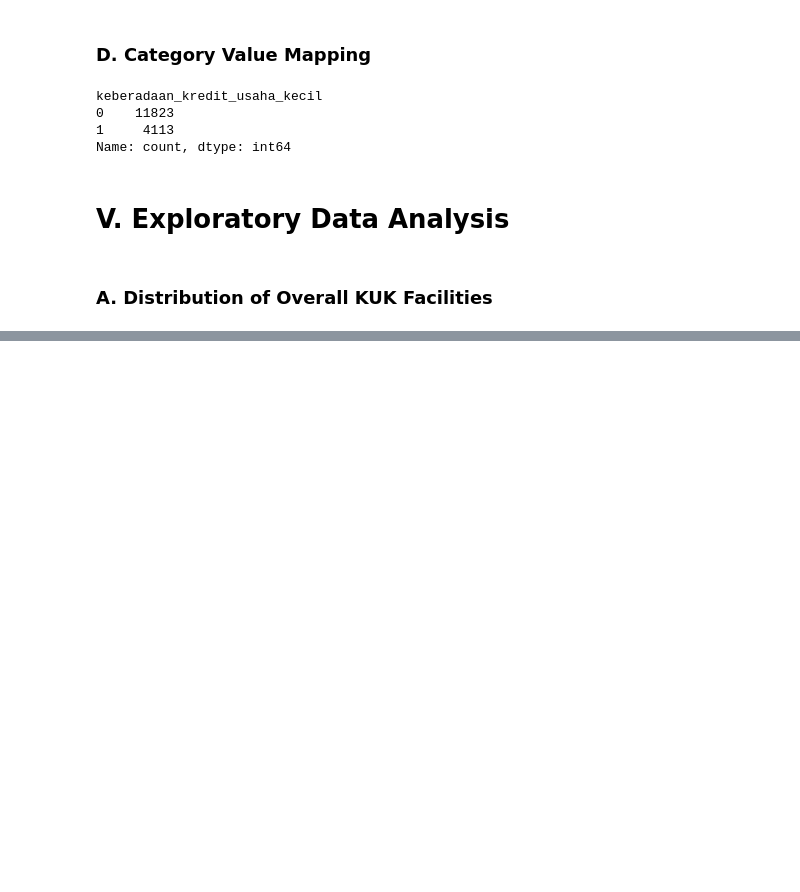
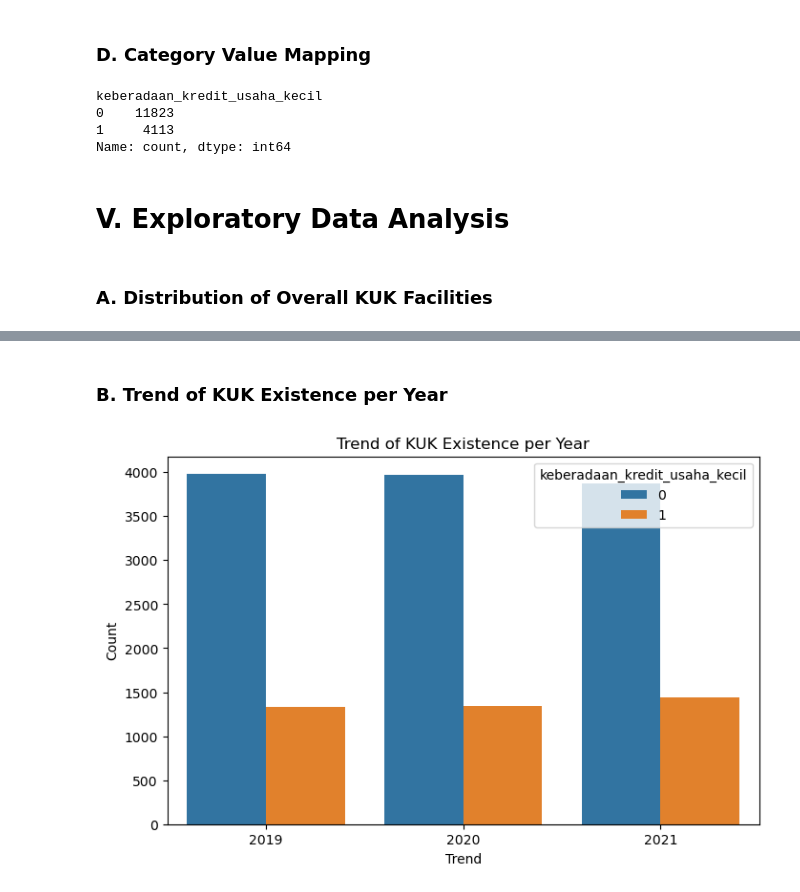
Before and after one commit to Maulana-Yusuf-T/Small-Business-Credit, a Jupyter notebook: KUK_MYT.ipynb, the cells around one changed output, grey strips where cells are left out. Saved outputs shown, nothing was run; the diff lists cells and outputs as text; code cells hidden in the pictures; blank space fills up the shorter version.

```diff
--- a/KUK_MYT.ipynb
+++ b/KUK_MYT.ipynb
@@ -265,0 +266,17 @@ plt.show()
+# %% [markdown]
+### **B. Trend of KUK Existence per Year**
+# %%
+# Create the visualization
+plt.figure(figsize = (8, 5))
+sns.countplot(x = 'tahun', data = df_copy,
+              hue = 'keberadaan_kredit_usaha_kecil')
+
+# Add title and labels
+plt.title('Trend of KUK Existence per Year')
+plt.xlabel('Trend')
+plt.ylabel('Count')
+
+# Show the visualization
+plt.show()
+# %% [output]
+[figure, added]
```
Also changed, not shown: parts of 5 cells of this notebook.
